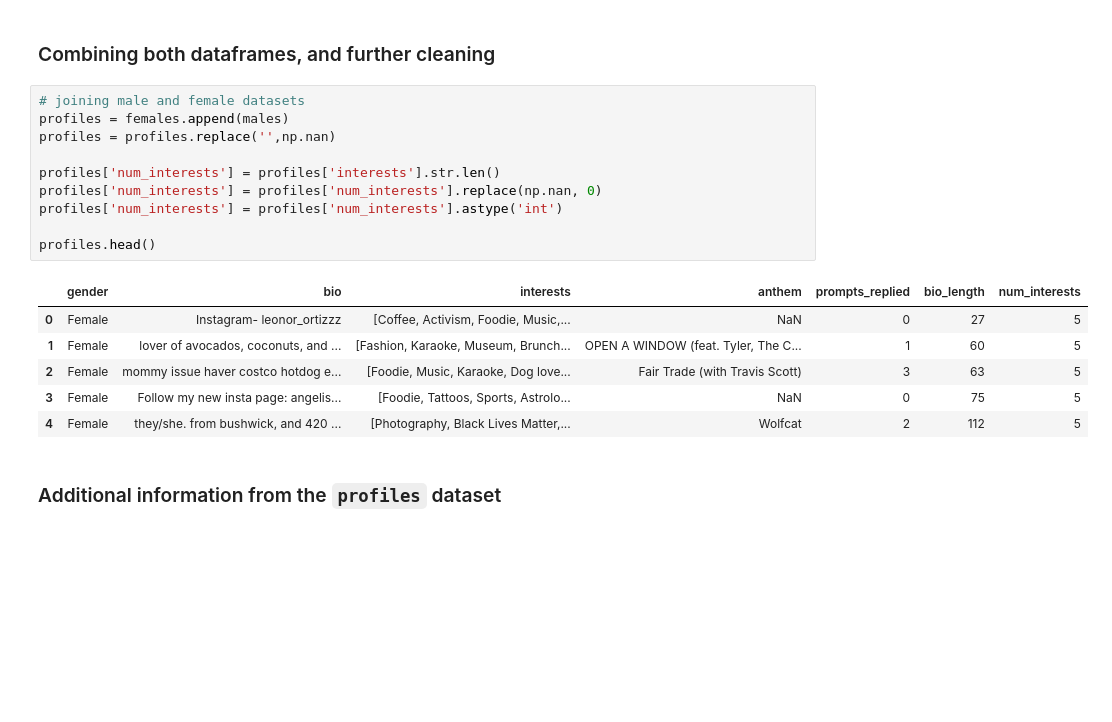
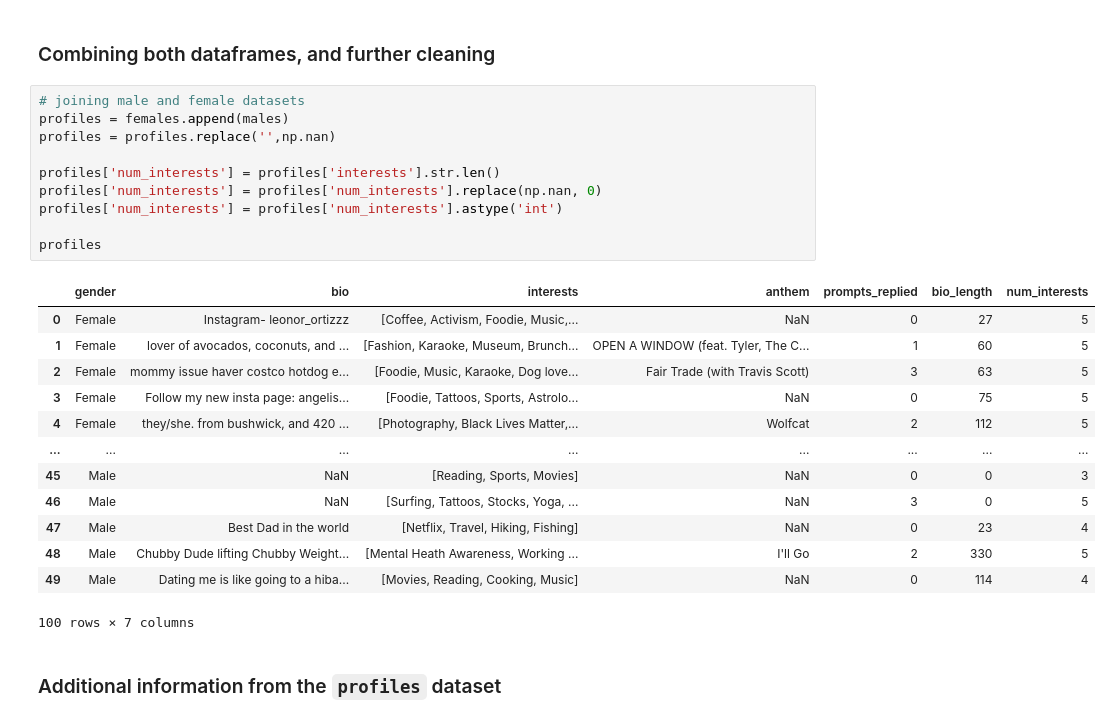
Before and after one commit to ccvale/tinder-profile-analysis, a Jupyter notebook: tinderquery.ipynb, the cells around one changed output. Cells and saved outputs as stored; diff of their text form; blank space fills up the shorter version.

```diff
--- a/tinderquery.ipynb
+++ b/tinderquery.ipynb
@@ -64,20 +64,27 @@ males.head()
 # %%
 # joining male and female datasets
 profiles = females.append(males)
 profiles = profiles.replace('',np.nan)
 
 profiles['num_interests'] = profiles['interests'].str.len()
 profiles['num_interests'] = profiles['num_interests'].replace(np.nan, 0)
 profiles['num_interests'] = profiles['num_interests'].astype('int')
 
-profiles.head()
+profiles
 # %% [output]
 |  | gender | bio | interests | anthem | prompts_replied | bio_length | num_interests |
 | 0 | Female | Instagram- leonor_ortizzz | [Coffee, Activism, Foodie, Music,... | NaN | 0 | 27 | 5 |
 | 1 | Female | lover of avocados, coconuts, and ... | [Fashion, Karaoke, Museum, Brunch... | OPEN A WINDOW (feat. Tyler, The C... | 1 | 60 | 5 |
 | 2 | Female | mommy issue haver costco hotdog e... | [Foodie, Music, Karaoke, Dog love... | Fair Trade (with Travis Scott) | 3 | 63 | 5 |
 | 3 | Female | Follow my new insta page: angelis... | [Foodie, Tattoos, Sports, Astrolo... | NaN | 0 | 75 | 5 |
 | 4 | Female | they/she. from bushwick, and 420 ... | [Photography, Black Lives Matter,... | Wolfcat | 2 | 112 | 5 |
+| ... | ... | ... | ... | ... | ... | ... | ... |
+| 45 | Male | NaN | [Reading, Sports, Movies] | NaN | 0 | 0 | 3 |
+| 46 | Male | NaN | [Surfing, Tattoos, Stocks, Yoga, ... | NaN | 3 | 0 | 5 |
+| 47 | Male | Best Dad in the world | [Netflix, Travel, Hiking, Fishing] | NaN | 0 | 23 | 4 |
+| 48 | Male | Chubby Dude lifting Chubby Weight... | [Mental Heath Awareness, Working ... | I'll Go | 2 | 330 | 5 |
+| 49 | Male | Dating me is like going to a hiba... | [Movies, Reading, Cooking, Music] | NaN | 0 | 114 | 4 |
+100 rows × 7 columns
 # %% [markdown]
 ### Additional information from the `profiles` dataset
 # %%
```
Also changed, not shown: parts of 7 cells of this notebook.
